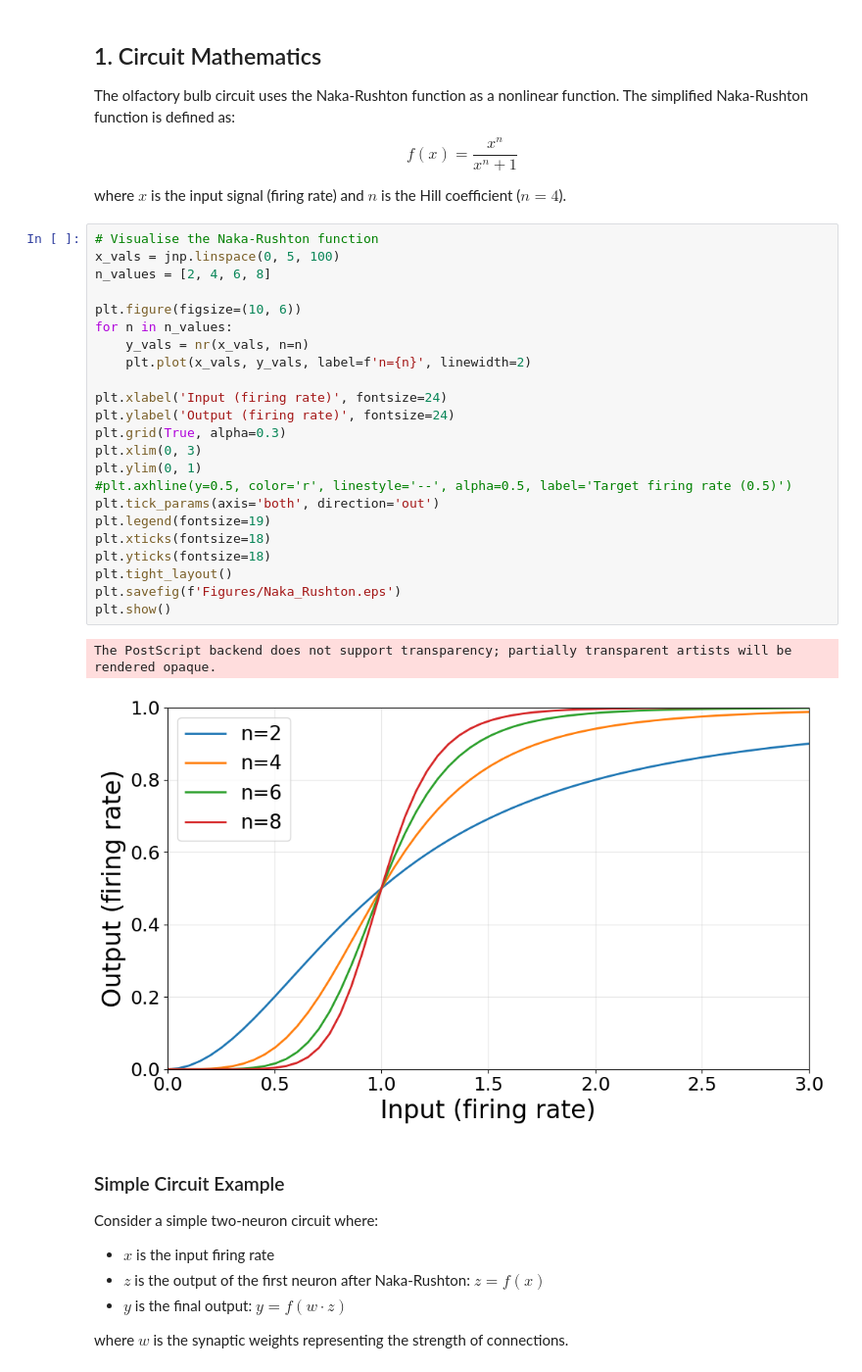
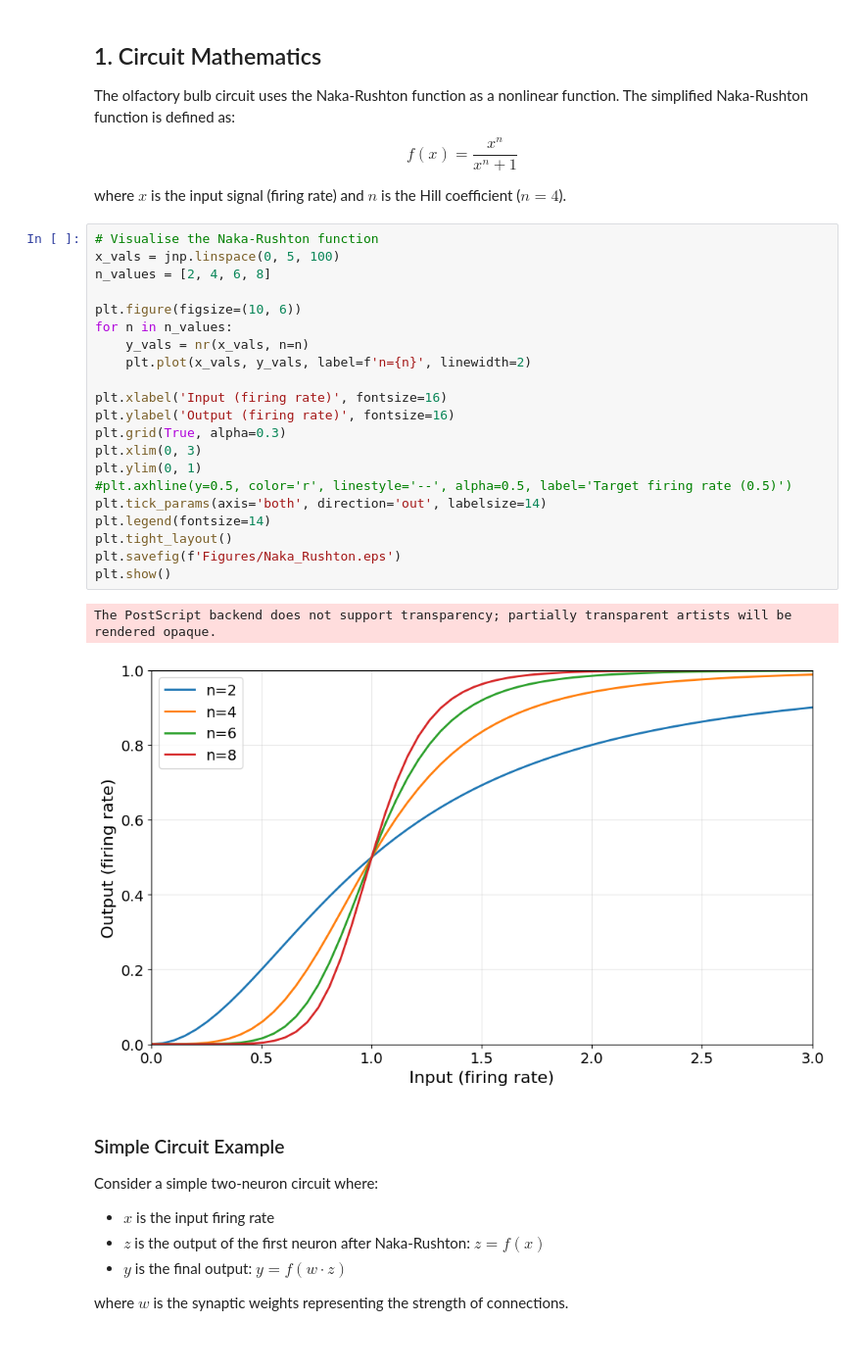
Before and after one commit to hizakim/4th_yr_project, a Jupyter notebook: TMR_1.ipynb, the cells around one changed output. Shown at 98% size. Cells and saved outputs as stored; diff of their text form; blank space fills up the shorter version.

```diff
--- a/TMR_1.ipynb
+++ b/TMR_1.ipynb
@@ -105,29 +105,27 @@ where $x$ is the input signal (firing rate) and $n$ is the Hill coefficient ($n=
 # %%
 # Visualise the Naka-Rushton function
 x_vals = jnp.linspace(0, 5, 100)
 n_values = [2, 4, 6, 8]
 
 plt.figure(figsize=(10, 6))
 for n in n_values:
     y_vals = nr(x_vals, n=n)
     plt.plot(x_vals, y_vals, label=f'n={n}', linewidth=2)
 
-plt.xlabel('Input (firing rate)', fontsize=24)
-plt.ylabel('Output (firing rate)', fontsize=24)
+plt.xlabel('Input (firing rate)', fontsize=16)
+plt.ylabel('Output (firing rate)', fontsize=16)
 plt.grid(True, alpha=0.3)
 plt.xlim(0, 3)
 plt.ylim(0, 1)
 #plt.axhline(y=0.5, color='r', linestyle='--', alpha=0.5, label='Target firing rate (0.5)')
-plt.tick_params(axis='both', direction='out')
-plt.legend(fontsize=19)
-plt.xticks(fontsize=18)
-plt.yticks(fontsize=18)
+plt.tick_params(axis='both', direction='out', labelsize=14)
+plt.legend(fontsize=14)
 plt.tight_layout()
 plt.savefig(f'Figures/Naka_Rushton.eps')
 plt.show()
 # %% [output]
 The PostScript backend does not support transparency; partially transparent artists will be rendered opaque.
-[figure, old version]
+[figure, new version]
 # %% [markdown]
 ### Simple Circuit Example
 
```
Also changed, not shown: parts of 6 cells of this notebook.
